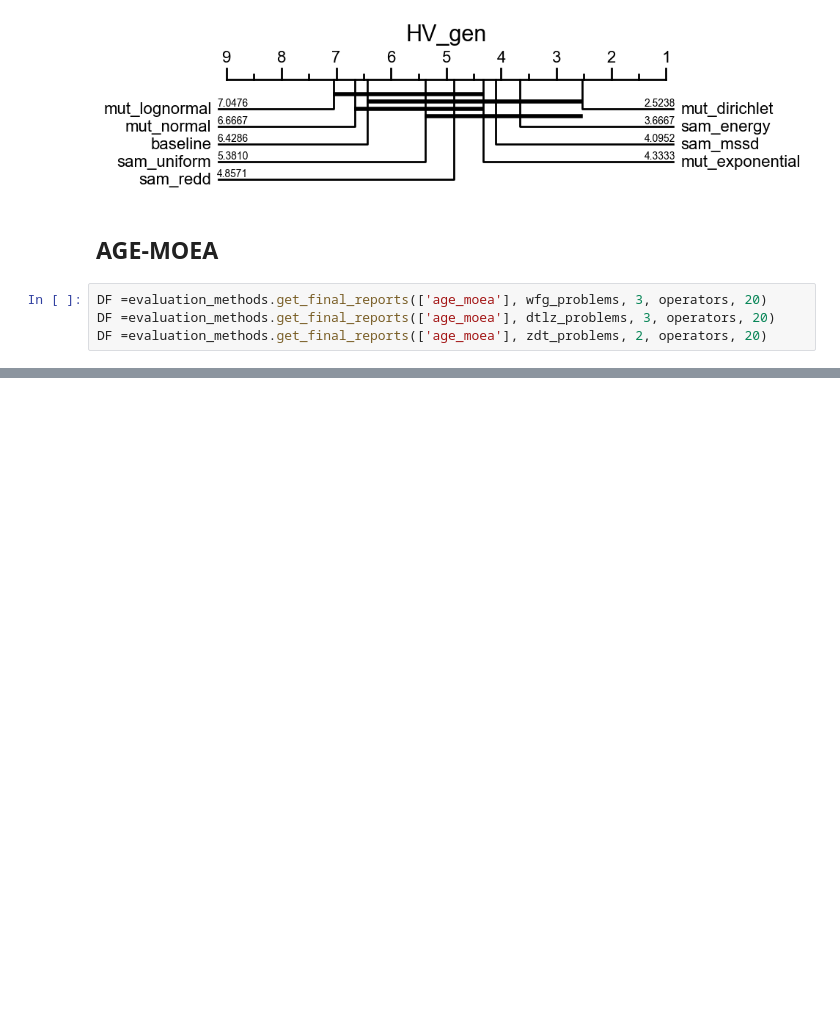
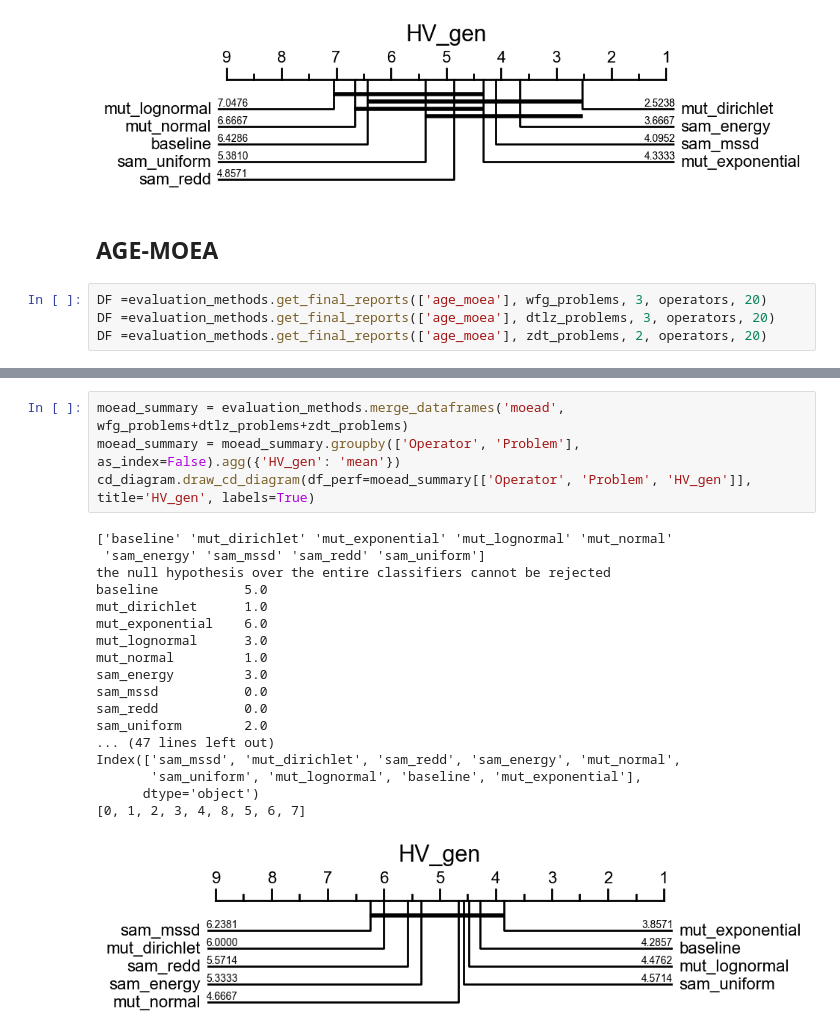
Before and after one commit to yeudiellm/MO-TEST-EA-SIMPLEX, a Jupyter notebook: test_optimize.ipynb, the cells around one changed output, grey strips where cells are left out. Saved outputs shown, nothing was run; the diff lists cells and outputs as text; blank space fills up the shorter version.

```diff
--- a/test_optimize.ipynb
+++ b/test_optimize.ipynb
@@ -190,0 +274,23 @@ dtype: float64
+# %%
+moead_summary = evaluation_methods.merge_dataframes('moead', wfg_problems+dtlz_problems+zdt_problems)
+moead_summary = moead_summary.groupby(['Operator', 'Problem'], as_index=False).agg({'HV_gen': 'mean'})
+cd_diagram.draw_cd_diagram(df_perf=moead_summary[['Operator', 'Problem', 'HV_gen']], title='HV_gen', labels=True)
+# %% [output]
+['baseline' 'mut_dirichlet' 'mut_exponential' 'mut_lognormal' 'mut_normal'
+ 'sam_energy' 'sam_mssd' 'sam_redd' 'sam_uniform']
+the null hypothesis over the entire classifiers cannot be rejected
+baseline           5.0
+mut_dirichlet      1.0
+mut_exponential    6.0
+mut_lognormal      3.0
+mut_normal         1.0
+sam_energy         3.0
+sam_mssd           0.0
+sam_redd           0.0
+sam_uniform        2.0
+... (47 lines left out)
+Index(['sam_mssd', 'mut_dirichlet', 'sam_redd', 'sam_energy', 'mut_normal',
+       'sam_uniform', 'mut_lognormal', 'baseline', 'mut_exponential'],
+      dtype='object')
+[0, 1, 2, 3, 4, 8, 5, 6, 7]
+[figure, added]
```
Also changed, not shown: parts of 19 cells of this notebook, 54 other files.
